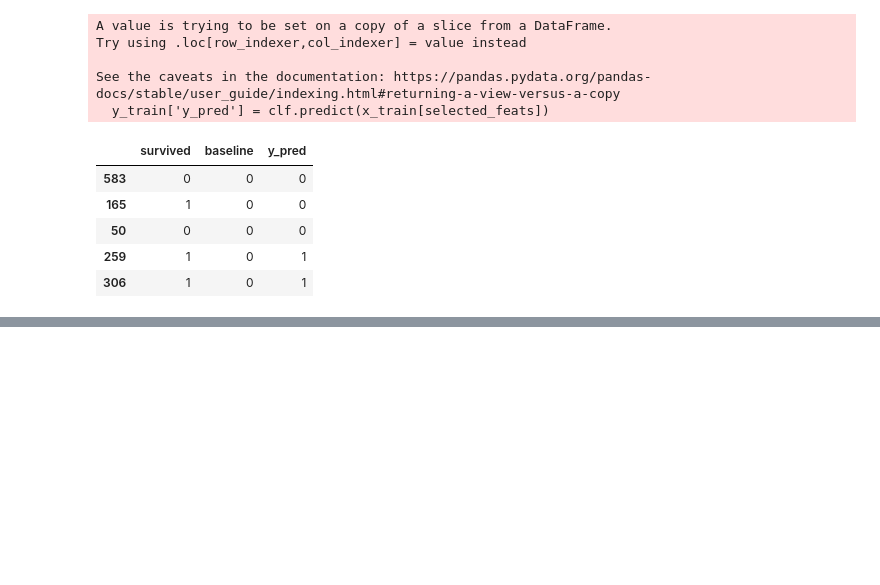
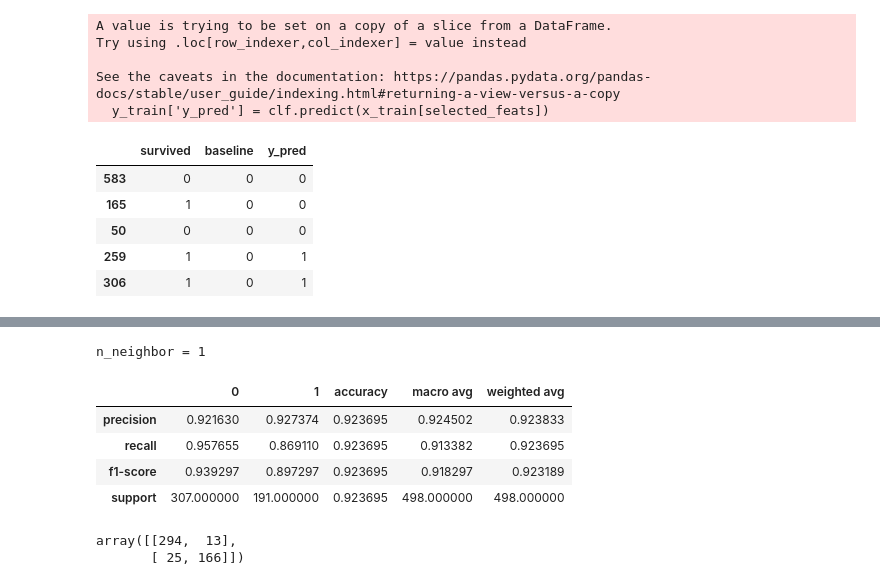
Before and after one commit to MatthewL09/classification-exercises, a Jupyter notebook: model.ipynb, the cells around one changed output, grey strips where cells are left out. Drawn from its saved outputs; the diff is of its cells as text; code cells hidden in the pictures; blank space fills up the shorter version.

```diff
--- a/model.ipynb
+++ b/model.ipynb
@@ -425,0 +497,7 @@ y_train.head()
+# %%
+# knn classifier with n_neighbour = 1
+
+knn1 = KNeighborsClassifier(1)
+knn1.fit(X_train, y_train)
+# get_classification_metrics(knn)
+y_pred = knn1.predict(X_train)
@@ -425,0 +515,16 @@ y_train.head()
+# %%
+report = classification_report(y_train, y_pred, output_dict=True)
+print('n_neighbor = 1')
+pd.DataFrame(report)
+# %% [output]
+n_neighbor = 1
+|  | 0 | 1 | accuracy | macro avg | weighted avg |
+| precision | 0.921630 | 0.927374 | 0.923695 | 0.924502 | 0.923833 |
+| recall | 0.957655 | 0.869110 | 0.923695 | 0.913382 | 0.923695 |
+| f1-score | 0.939297 | 0.897297 | 0.923695 | 0.918297 | 0.923189 |
+| support | 307.000000 | 191.000000 | 0.923695 | 498.000000 | 498.000000 |
+# %%
+confusion_matrix(y_train, y_pred)
+# %% [output]
+array([[294,  13],
+       [ 25, 166]])
```
Also changed, not shown: parts of 25 cells of this notebook.
